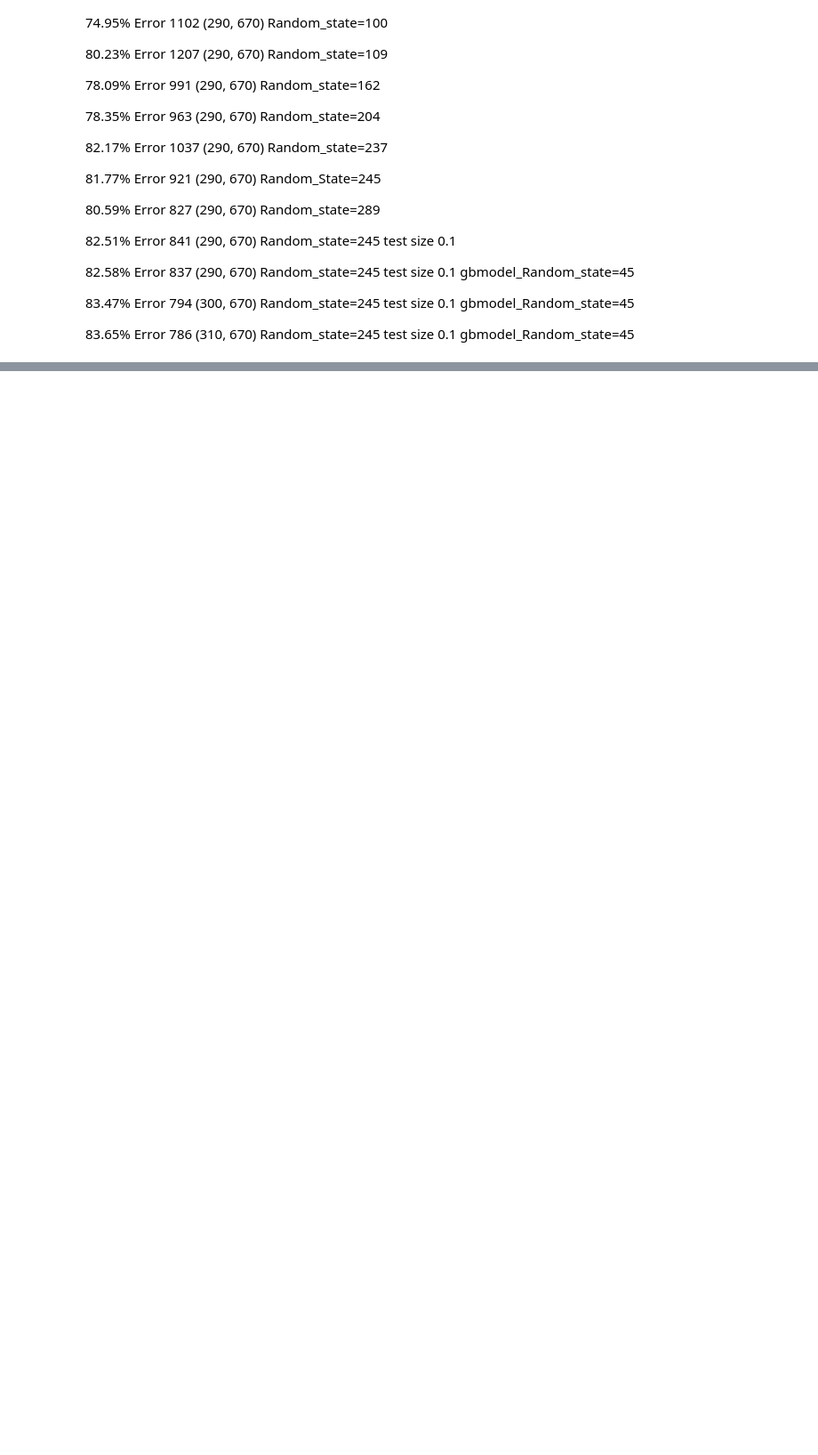
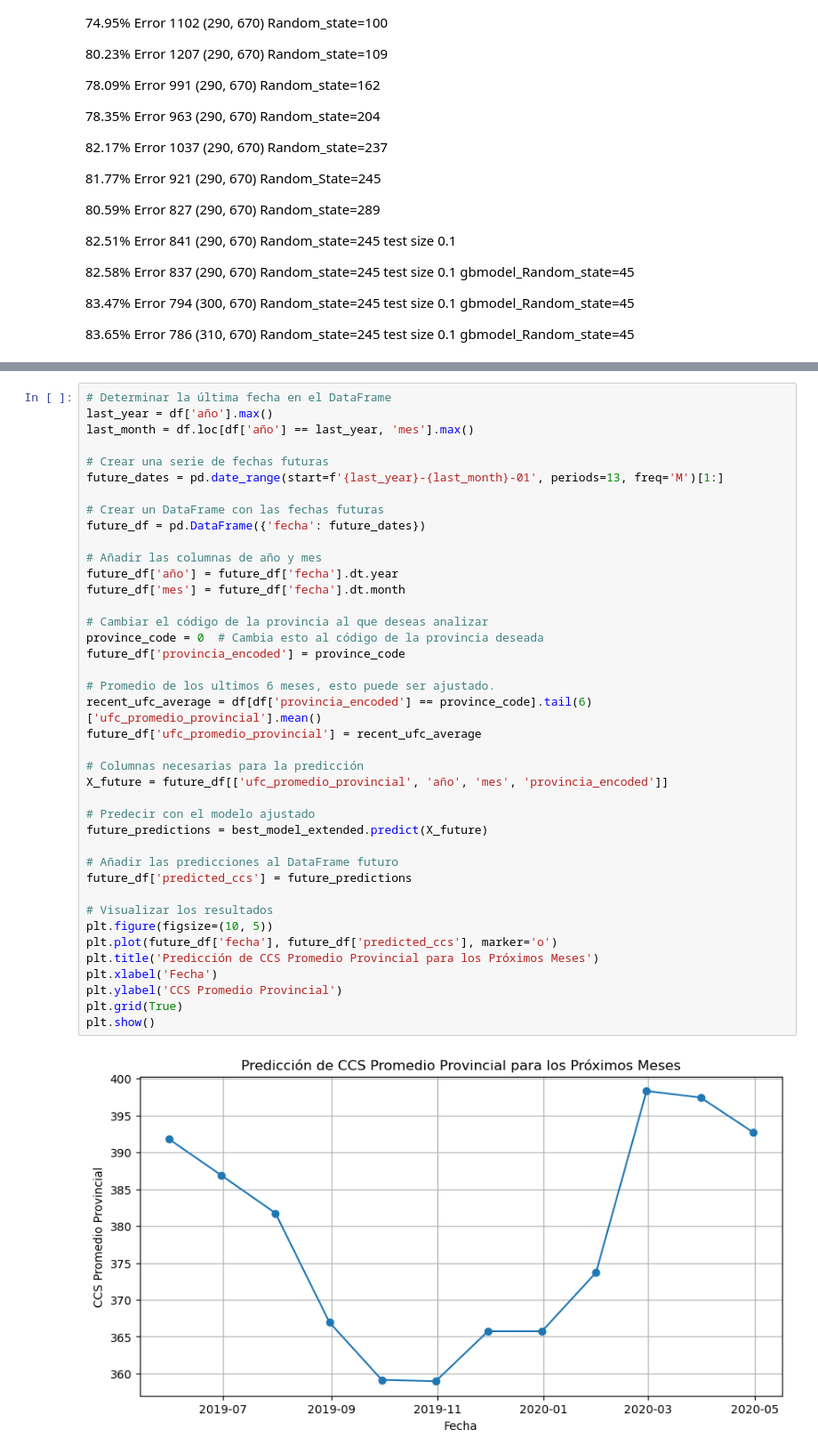
Before and after one commit to matudj28/Calidad-de-higiene-de-la-leche-en-Argentina, a Jupyter notebook: models/modelo_leche_cruda_(2do_modelo)_86.96_.ipynb, the cells around one changed output, grey strips where cells are left out. Shown at 89% size. Saved outputs shown, nothing was run; the diff lists cells and outputs as text; blank space fills up the shorter version.

```diff
--- a/models/modelo_leche_cruda_(2do_modelo)_86.96_.ipynb
+++ b/models/modelo_leche_cruda_(2do_modelo)_86.96_.ipynb
@@ -260,0 +250,42 @@ R-squared en Prueba (extendido): 0.869698004926138
+# %%
+# Determinar la última fecha en el DataFrame
+last_year = df['año'].max()
+last_month = df.loc[df['año'] == last_year, 'mes'].max()
+
+# Crear una serie de fechas futuras
+future_dates = pd.date_range(start=f'{last_year}-{last_month}-01', periods=13, freq='M')[1:]
+
+# Crear un DataFrame con las fechas futuras
+future_df = pd.DataFrame({'fecha': future_dates})
+
+# Añadir las columnas de año y mes
+future_df['año'] = future_df['fecha'].dt.year
+future_df['mes'] = future_df['fecha'].dt.month
+
+# Cambiar el código de la provincia al que deseas analizar
+province_code = 0  # Cambia esto al código de la provincia deseada
+future_df['provincia_encoded'] = province_code
+
+# Promedio de los ultimos 6 meses, esto puede ser ajustado.
+recent_ufc_average = df[df['provincia_encoded'] == province_code].tail(6)['ufc_promedio_provincial'].mean()
+future_df['ufc_promedio_provincial'] = recent_ufc_average
+
+# Columnas necesarias para la predicción
+X_future = future_df[['ufc_promedio_provincial', 'año', 'mes', 'provincia_encoded']]
+
+# Predecir con el modelo ajustado
+future_predictions = best_model_extended.predict(X_future)
+
+# Añadir las predicciones al DataFrame futuro
+future_df['predicted_ccs'] = future_predictions
+
+# Visualizar los resultados
+plt.figure(figsize=(10, 5))
+plt.plot(future_df['fecha'], future_df['predicted_ccs'], marker='o')
+plt.title('Predicción de CCS Promedio Provincial para los Próximos Meses')
+plt.xlabel('Fecha')
+plt.ylabel('CCS Promedio Provincial')
+plt.grid(True)
+plt.show()
+# %% [output]
+[figure, added]
```
Also changed, not shown: parts of 11 cells of this notebook, 6 other files.
